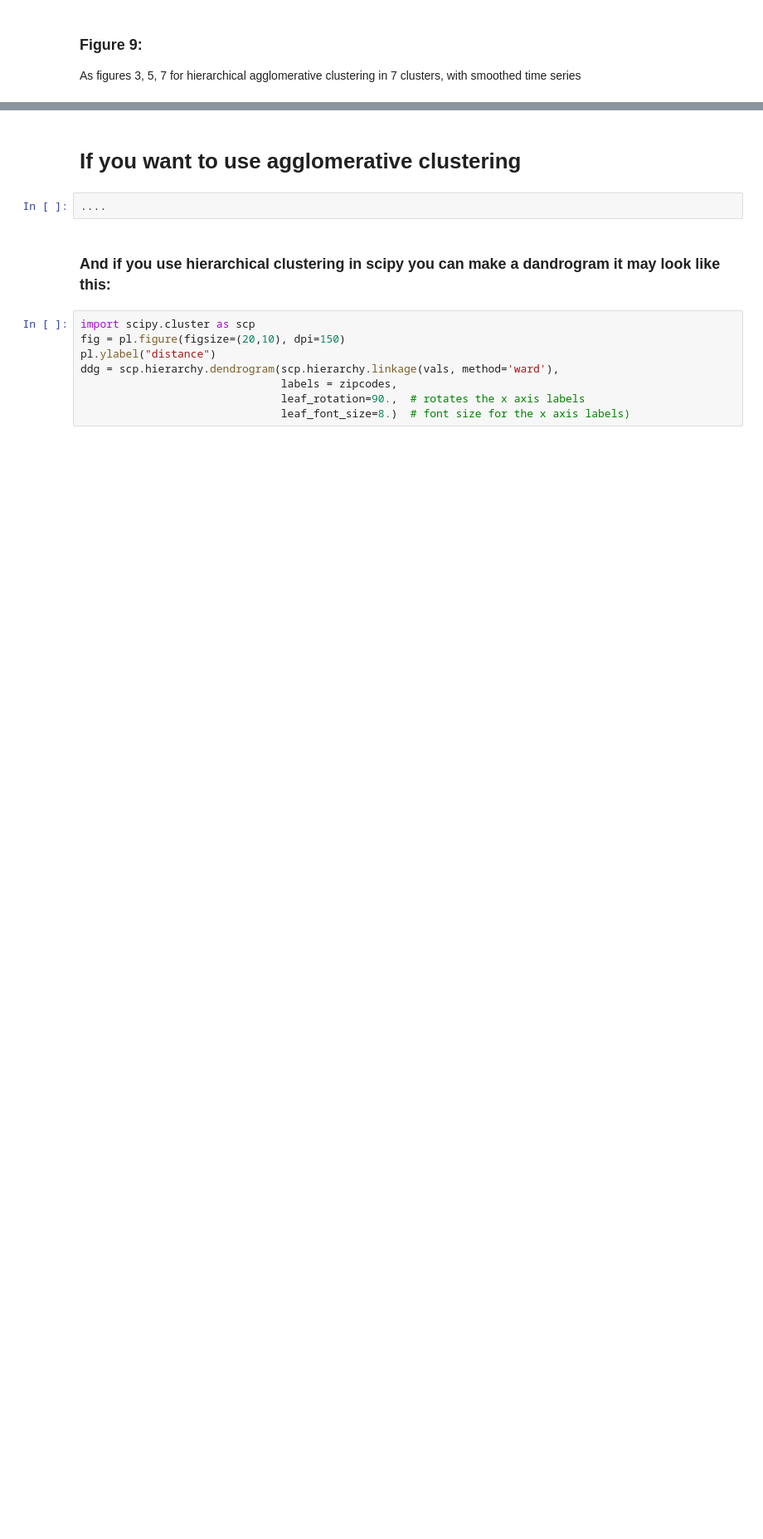
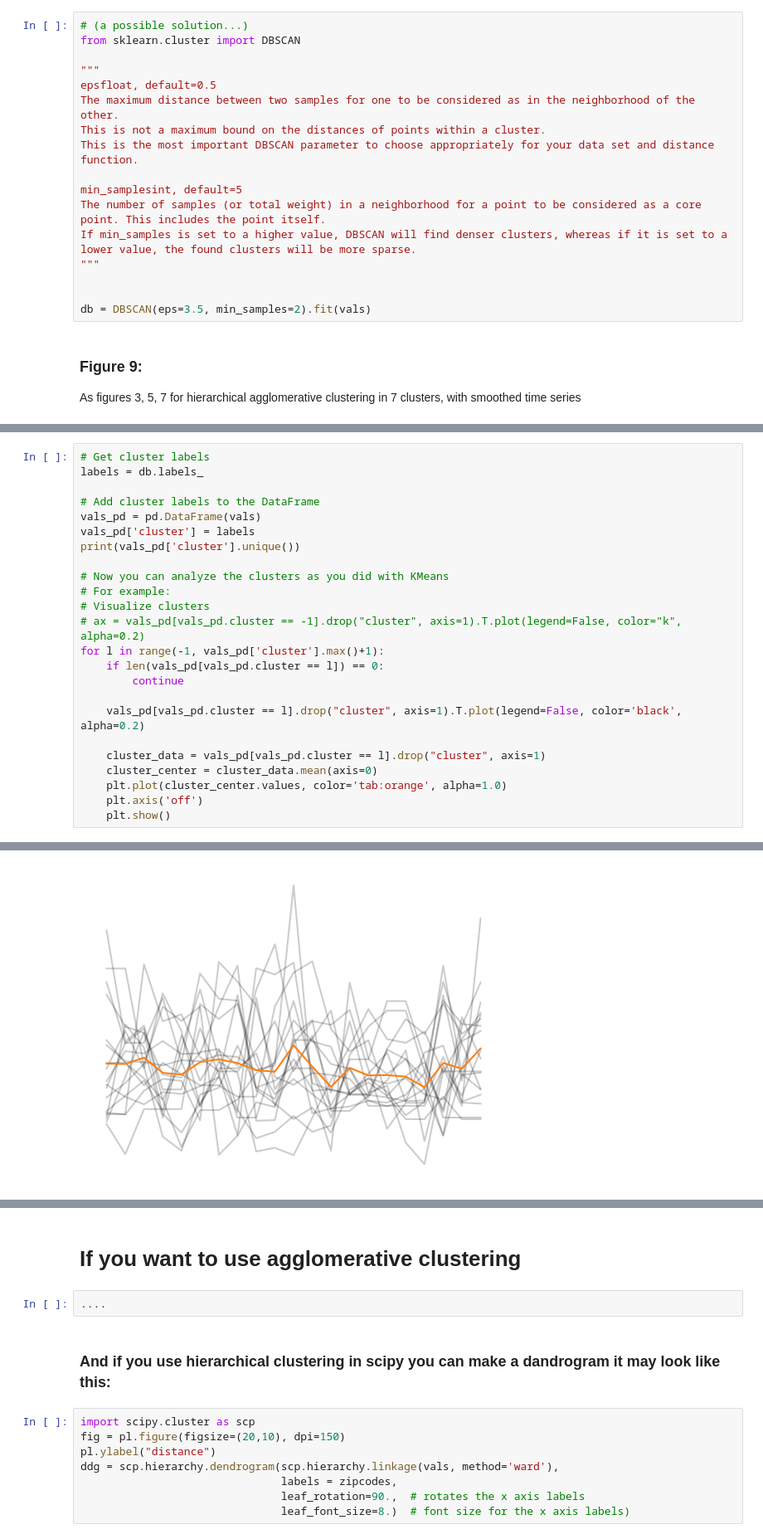
Before and after one commit to Osujan/MLTSA25_SShrestha, a Jupyter notebook: HW7/Clustering_businesstimeseries_instructions.ipynb, the cells around one changed output, grey strips where cells are left out. Shown at 83% size. Cells and saved outputs as stored; diff of their text form; blank space fills up the shorter version.

```diff
--- a/HW7/Clustering_businesstimeseries_instructions.ipynb
+++ b/HW7/Clustering_businesstimeseries_instructions.ipynb
@@ -405,3 +399,20 @@ QUESTION: was the number 5 clusters justified by the data? explain
+# %%
+# (a possible solution...)
+from sklearn.cluster import DBSCAN
+
+"""
+epsfloat, default=0.5
+The maximum distance between two samples for one to be considered as in the neighborhood of the other.
+This is not a maximum bound on the distances of points within a cluster.
+This is the most important DBSCAN parameter to choose appropriately for your data set and distance function.
+
+min_samplesint, default=5
+The number of samples (or total weight) in a neighborhood for a point to be considered as a core point. This includes the point itself.
+If min_samples is set to a higher value, DBSCAN will find denser clusters, whereas if it is set to a lower value, the found clusters will be more sparse.
+"""
+
+
+db = DBSCAN(eps=3.5, min_samples=2).fit(vals)
 # %% [markdown]
 ### Figure 9:
 As figures 3, 5, 7 for hierarchical agglomerative clustering in 7 clusters, with smoothed time series
@@ -407,0 +465,25 @@ As figures 3, 5, 7 for hierarchical agglomerative clustering in 7 clusters, with
+# %%
+# Get cluster labels
+labels = db.labels_
+
+# Add cluster labels to the DataFrame
+vals_pd = pd.DataFrame(vals)
+vals_pd['cluster'] = labels
+print(vals_pd['cluster'].unique())
+
+# Now you can analyze the clusters as you did with KMeans
+# For example:
+# Visualize clusters
+# ax = vals_pd[vals_pd.cluster == -1].drop("cluster", axis=1).T.plot(legend=False, color="k", alpha=0.2)
+for l in range(-1, vals_pd['cluster'].max()+1):
+    if len(vals_pd[vals_pd.cluster == l]) == 0:
+        continue
+
+    vals_pd[vals_pd.cluster == l].drop("cluster", axis=1).T.plot(legend=False, color='black', alpha=0.2)
+
+    cluster_data = vals_pd[vals_pd.cluster == l].drop("cluster", axis=1)
+    cluster_center = cluster_data.mean(axis=0)
+    plt.plot(cluster_center.values, color='tab:orange', alpha=1.0)
+    plt.axis('off')
+    plt.show()
+# %% [output]
@@ -407,0 +491 @@ As figures 3, 5, 7 for hierarchical agglomerative clustering in 7 clusters, with
+[figure, added]
```
Also changed, not shown: parts of 21 cells of this notebook.
